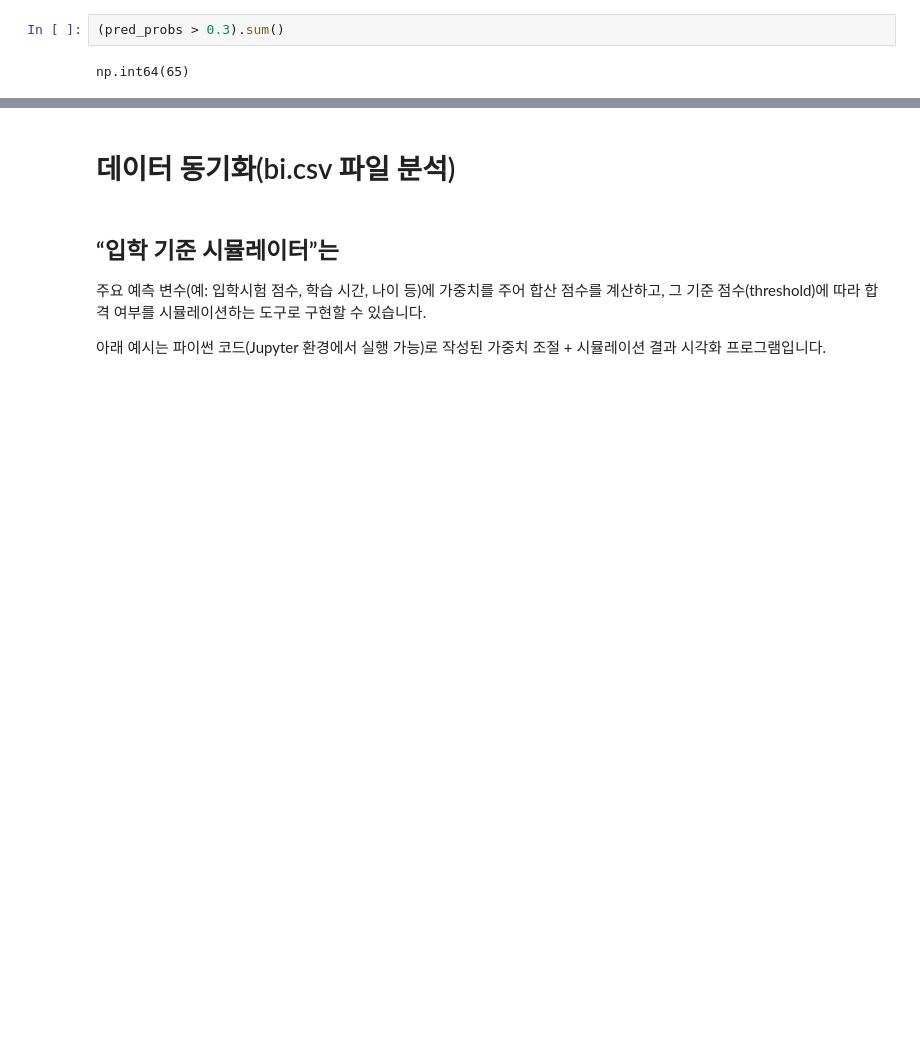
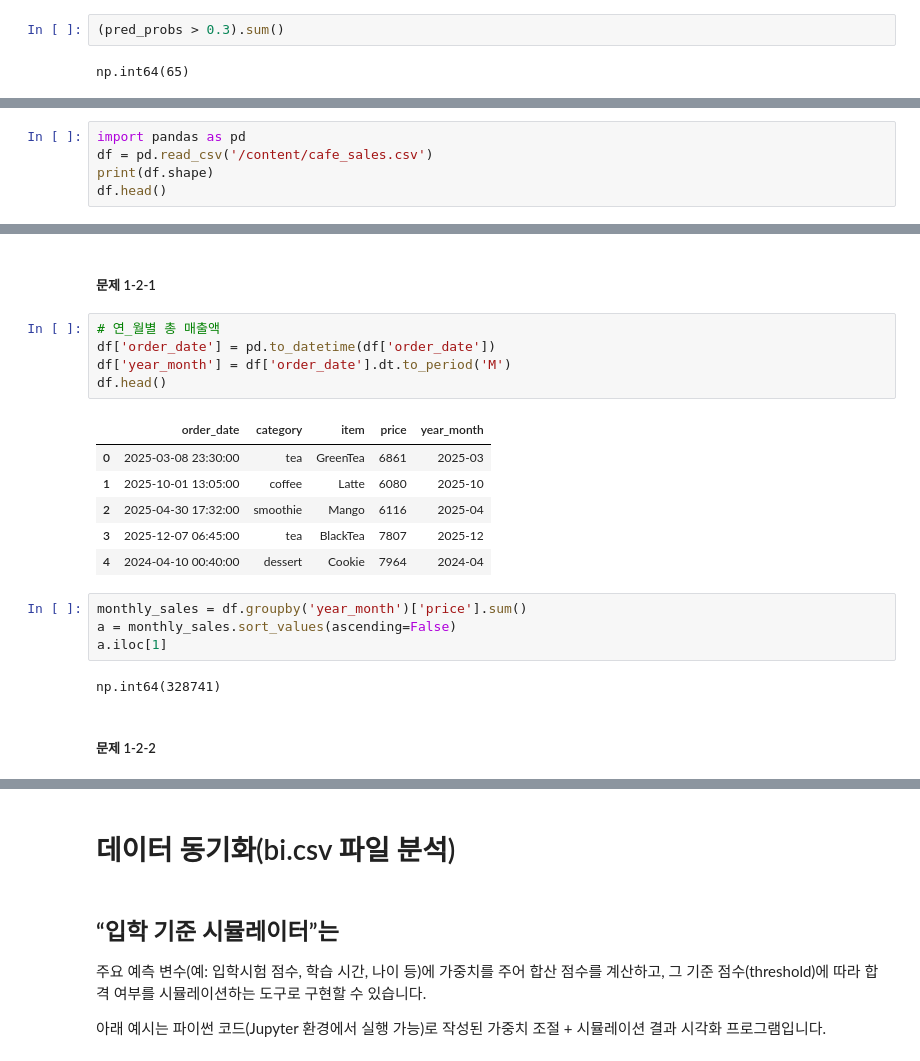
Before and after one commit to va4756/yemoon_bigdata_test, a Jupyter notebook: sinagong_bigdata.ipynb, the cells around one changed output, grey strips where cells are left out. Saved outputs shown, nothing was run; the diff lists cells and outputs as text; blank space fills up the shorter version.

```diff
--- a/sinagong_bigdata.ipynb
+++ b/sinagong_bigdata.ipynb
@@ -3629,0 +3707,5 @@ np.int64(65)
+# %%
+import pandas as pd
+df = pd.read_csv('/content/cafe_sales.csv')
+print(df.shape)
+df.head()
@@ -3629,0 +3720,22 @@ np.int64(65)
+# %% [markdown]
+##### 문제 1-2-1
+# %%
+# 연_월별 총 매출액
+df['order_date'] = pd.to_datetime(df['order_date'])
+df['year_month'] = df['order_date'].dt.to_period('M')
+df.head()
+# %% [output]
+|  | order_date | category | item | price | year_month |
+| 0 | 2025-03-08 23:30:00 | tea | GreenTea | 6861 | 2025-03 |
+| 1 | 2025-10-01 13:05:00 | coffee | Latte | 6080 | 2025-10 |
+| 2 | 2025-04-30 17:32:00 | smoothie | Mango | 6116 | 2025-04 |
+| 3 | 2025-12-07 06:45:00 | tea | BlackTea | 7807 | 2025-12 |
+| 4 | 2024-04-10 00:40:00 | dessert | Cookie | 7964 | 2024-04 |
+# %%
+monthly_sales = df.groupby('year_month')['price'].sum()
+a = monthly_sales.sort_values(ascending=False)
+a.iloc[1]
+# %% [output]
+np.int64(328741)
+# %% [markdown]
+##### 문제 1-2-2
```
Also changed, not shown: parts of 24 cells of this notebook.
